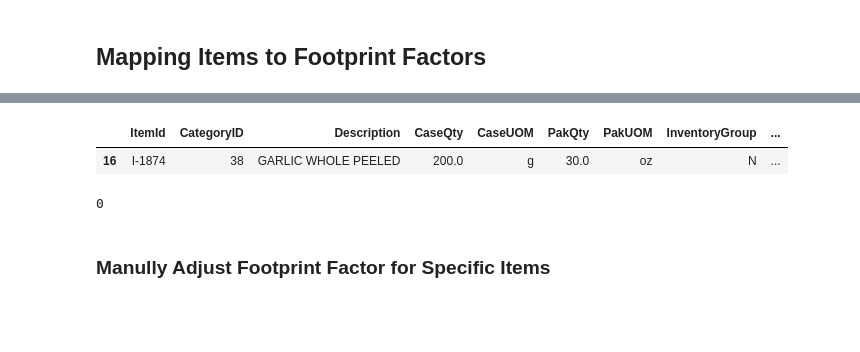
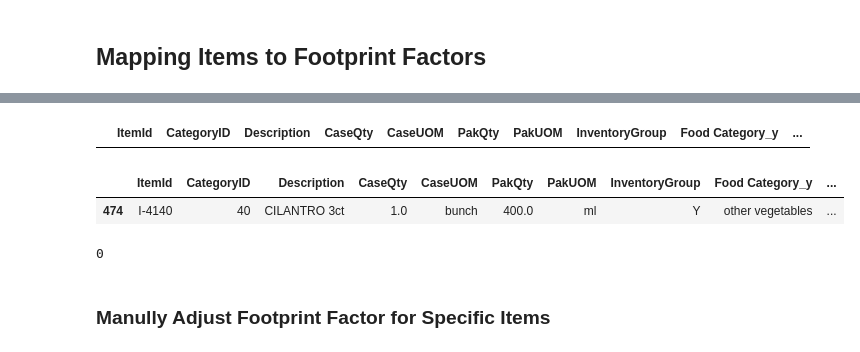
Before and after one commit to SEEDSProjects/CFFS_Label_2024_25, a Jupyter notebook: Notebooks_AMS/3_update_info_and_mapping.ipynb, the cells around one changed output, grey strips where cells are left out. Saved outputs shown, nothing was run; the diff lists cells and outputs as text; code cells hidden in the pictures; blank space fills up the shorter version.

```diff
--- a/Notebooks_AMS/3_update_info_and_mapping.ipynb
+++ b/Notebooks_AMS/3_update_info_and_mapping.ipynb
@@ -220,5 +230,7 @@ Manual_PrepU.loc[Manual_PrepU["PrepId"] == "P-15006"]
 
 # # COMMENTED OUT LINES BELOW, commented it out this time because no new items were added
 
-# New_Items_Added = pd.read_csv(os.path.join(os.getcwd(), "data", "mapping", "new items added", "AMS_data", "New_Items_2023", "New_Items_Added_2023-11-28.csv"))
-# New_Items_Added.tail(15)
+New_Items_Added = pd.read_excel("data/mapping/new items added/AMS_data/New_items_2024/2024-07-11_New_Items_assigned.xlsx")
+temp = pd.read_csv("data/mapping/new items added/AMS_data/New_items_2024/2024-07-16_New_Items_assigned.csv")
+New_Items_Added = pd.concat([New_Items_Added, temp], ignore_index=True)
+New_Items_Added[New_Items_Added["CategoryID"] == 63]
@@ -270,10 +297,9 @@ Items_Assigned.head()
 ### Import List of New Items with Emission Factors Category ID Assigned
 # %%
 # REMOVED New_Items_Added from frame right now because no new items added. Change this when adding new items (Feb 1 2024)
-# frames = [Items_Assigned, New_Items_Added]
-# Items_Assigned_Updated = pd.concat(frames).reset_index(drop=True, inplace=False).drop_duplicates()
+frames = [Items_Assigned, New_Items_Added]
+Items_Assigned_Updated = pd.concat(frames).reset_index(drop=True, inplace=False).drop_duplicates()
 # Items_Assigned_Updated.head()
 
-Items_Assigned_Updated = Items_Assigned.drop_duplicates()
 Items_Assigned_Updated.head()
 # %% [output]
@@ -350,6 +355,6 @@ for index in mapping.index:
     if np.isnan(mapping.loc[index,'Category ID']):
         mapping.loc[index,'Active Total Supply Chain Emissions (kg CO2 / kg food)'] = 0
 # drops the columns Category ID and Food Category
-mapping = mapping.drop(columns=['Category ID', 'Food Category'])
+mapping = mapping.drop(columns=['Category ID', 'Food Category_x'])
 mapping
 # %% [output]
@@ -454,8 +459,12 @@ mapping
+# %%
+mapping[mapping["g N lost/kg product"].isnull()]
+# %% [output]
+|  | ItemId | CategoryID | Description | CaseQty | CaseUOM | PakQty | PakUOM | InventoryGroup | Food Category_y | ... |
 # %%
-mapping[mapping["ItemId"] == "I-1874"]
+mapping[mapping["ItemId"] == "I-4140"]
 # %% [output]
-|  | ItemId | CategoryID | Description | CaseQty | CaseUOM | PakQty | PakUOM | InventoryGroup | ... |
-| 16 | I-1874 | 38 | GARLIC WHOLE PEELED | 200.0 | g | 30.0 | oz | N | ... |
+|  | ItemId | CategoryID | Description | CaseQty | CaseUOM | PakQty | PakUOM | InventoryGroup | Food Category_y | ... |
+| 474 | I-4140 | 40 | CILANTRO 3ct | 1.0 | bunch | 400.0 | ml | Y | other vegetables | ... |
 # %%
 mapping["CategoryID"].isnull().sum()
 # %% [output]
```
Also changed, not shown: parts of 36 cells of this notebook, 7 other files.
